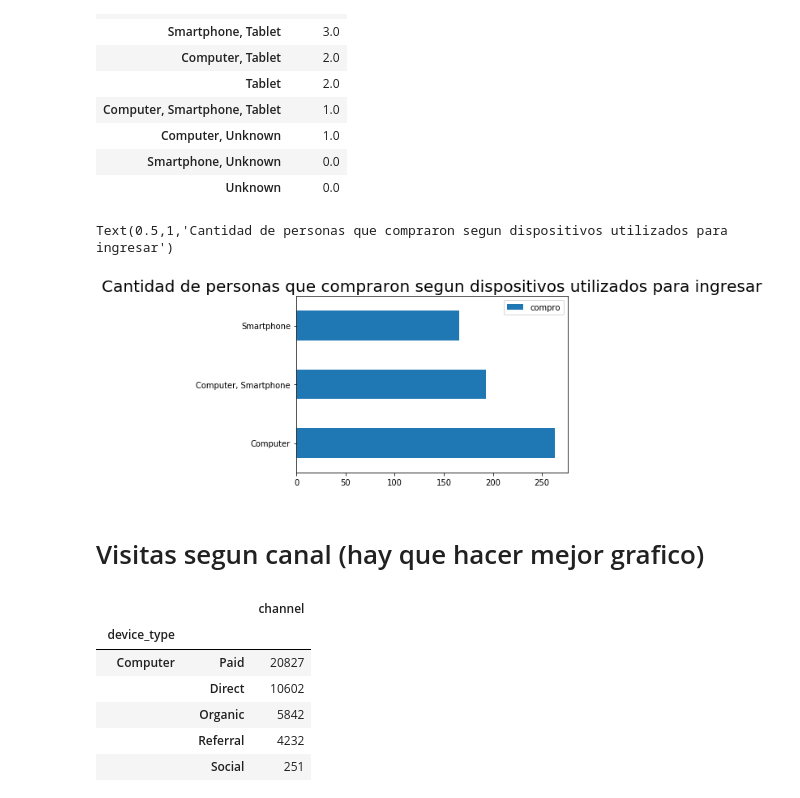
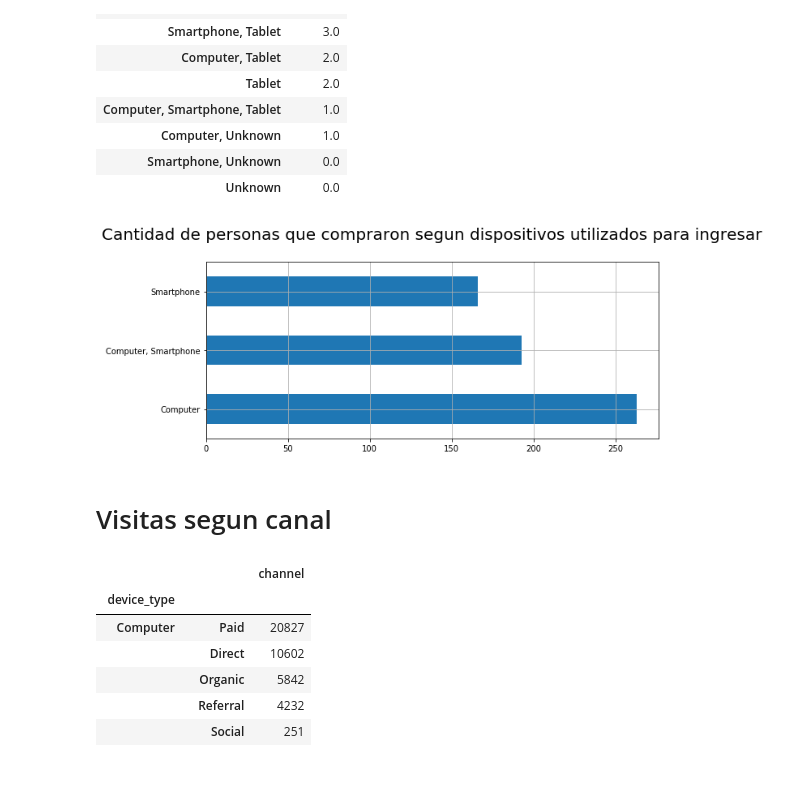
Before and after one commit to javier2409/TP1Datos2C2018, a Jupyter notebook: device type.ipynb, the cells around one changed output. Saved outputs shown, nothing was run; the diff lists cells and outputs as text; code cells hidden in the pictures.

Commit message:
graficos

```diff
--- a/device type.ipynb
+++ b/device type.ipynb
@@ -76,14 +76,14 @@ c
 | Smartphone, Unknown | 0.0 |
 | Unknown | 0.0 |
 # %%
-g = (c.head(3)).plot.barh()
+g = (c.head(3)).plot.barh(legend=False,figsize=(10,4))
+plt.grid(True)
 g.set_ylabel('')
-g.set_title('Cantidad de personas que compraron segun dispositivos utilizados para ingresar',size=20)
+g.set_title('Cantidad de personas que compraron segun dispositivos utilizados para ingresar\n',size=20)
 # %% [output]
-Text(0.5,1,'Cantidad de personas que compraron segun dispositivos utilizados para ingresar')
-[figure, old version]
+[figure, new version]
 # %% [markdown]
-# Visitas segun canal (hay que hacer mejor grafico)
+# Visitas segun canal
 # %%
 visited_filtered = visited.loc[visited['device_type'].isin(['Computer','Smartphone'])]
 channels = visited_filtered.groupby('device_type').apply(lambda x: pd.Series(x['channel'].value_counts()))
```
Also changed, not shown: parts of 9 cells of this notebook, 25 other files.
